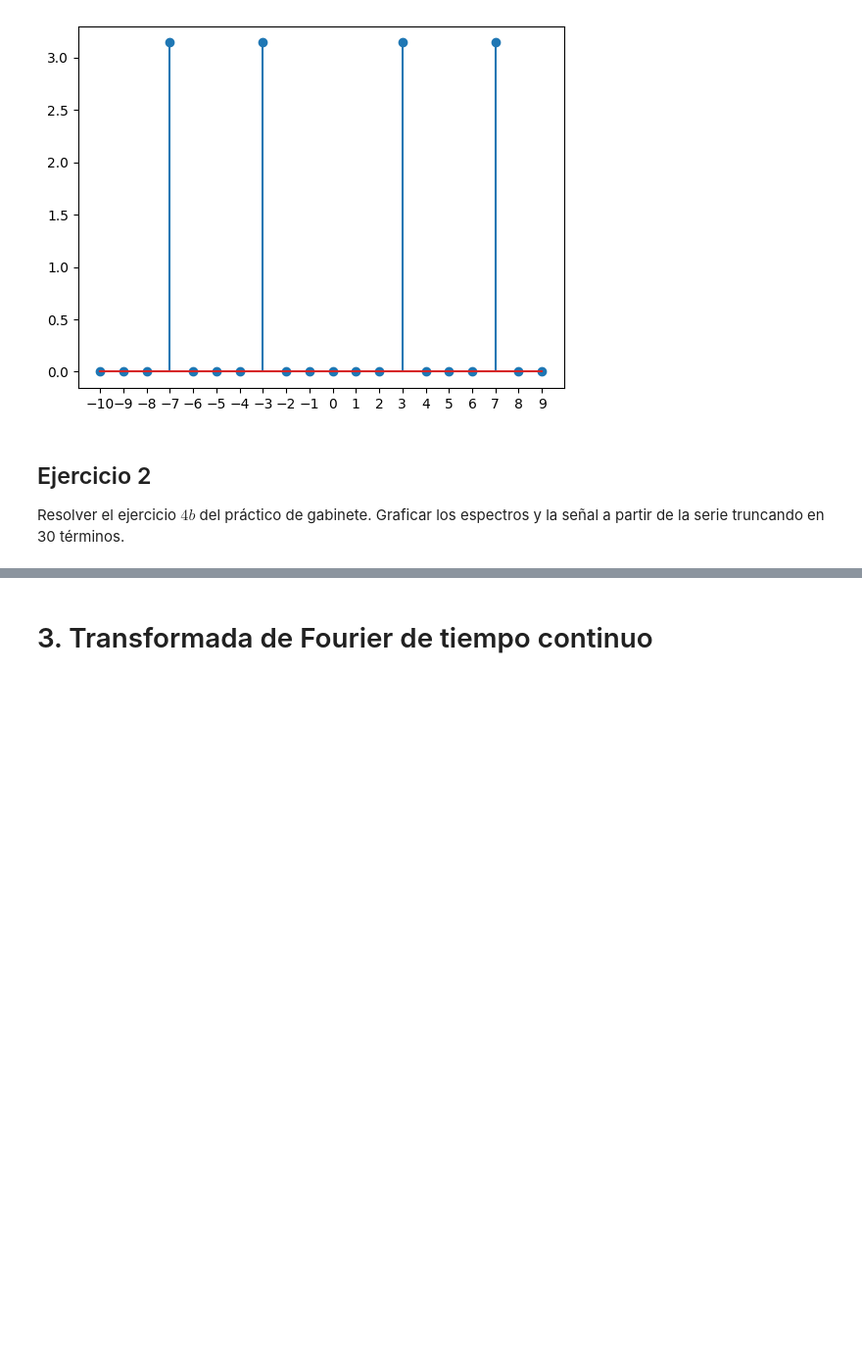
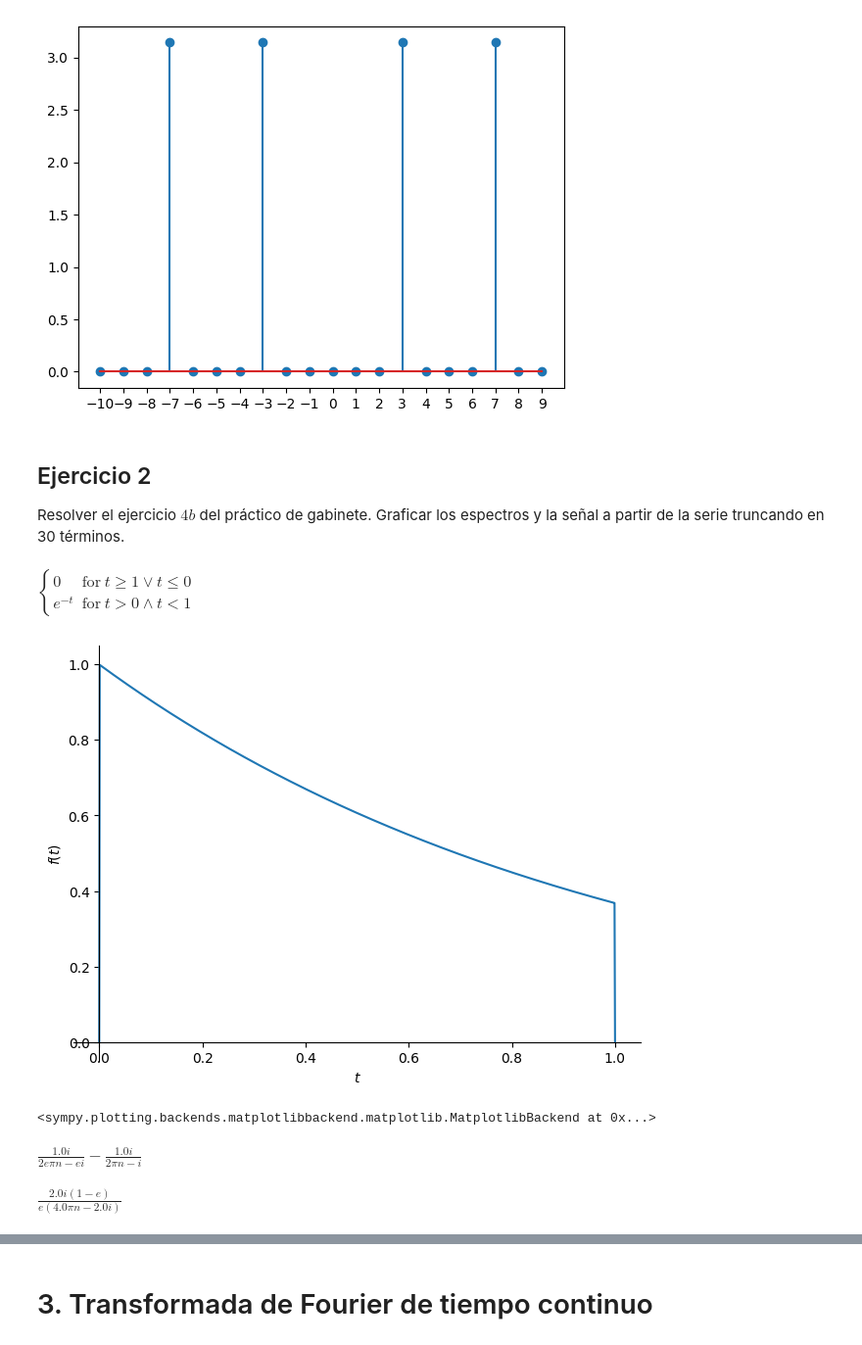
Before and after one commit to LeonardoUmanaAR/LeonardoUmanaAR, a Jupyter notebook: TP3_analisis_de_fourier.ipynb, the cells around one changed output, grey strips where cells are left out. Shown at 98% size. Saved outputs shown, nothing was run; the diff lists cells and outputs as text; code cells hidden in the pictures; blank space fills up the shorter version.

```diff
--- a/TP3_analisis_de_fourier.ipynb
+++ b/TP3_analisis_de_fourier.ipynb
@@ -465,3 +465,39 @@ _=plt.xticks(np.arange(np.min(k), np.max(k)+1, 1)) #para mejorar la visualizaci
 ## Ejercicio 2
 
 Resolver el ejercicio $4b$ del práctico de gabinete. Graficar los espectros y la señal a partir de la serie truncando en 30 términos.
+# %%
+# Defino periodo fundamental y frecuencia de la señal
+T0  = 1
+w0 = 2*sym.pi/T0 # Represento al número pi de manera simbólica
+
+# Creo la función
+f = sym.Piecewise((0, (t <= 0) | (t >= 1)), (sym.exp(-t), (t > 0) & (t < 1)))
+
+f
+# %% [output]
+$\displaystyle \begin{cases} 0 & \text{for}\: t \geq 1 \vee t \leq 0 \\e^{- t} & \text{for}\: t > 0 \wedge t < 1 \end{cases}$
+# %%
+sym.plot(f, (t, 0, 1))
+# %% [output]
+[figure, added]
+<sympy.plotting.backends.matplotlibbackend.matplotlib.MatplotlibBackend at 0x...>
+# %%
+# Defino el índice discreto n como variable simbólica
+n = sym.symbols('n', integer=True)
+
+# Defino una variable que represente el argumento de la integral
+arg_integral  = f * sym.exp(-sym.I * n * w0 * t)
+
+# Calculo la integral en un período
+integral = sym.integrate(arg_integral,(t,0, 0+T0))
+
+# Multiplico por (1/T0)
+cn = (1/T0) * integral
+cn
+# %% [output]
+$\displaystyle \frac{1.0 i}{2 e \pi n - e i} - \frac{1.0 i}{2 \pi n - i}$
+# %%
+cn=cn.rewrite().simplify()
+cn
+# %% [output]
+$\displaystyle \frac{2.0 i \left(1 - e\right)}{e \left(4.0 \pi n - 2.0 i\right)}$
```
Also changed, not shown: parts of 4 cells of this notebook.
